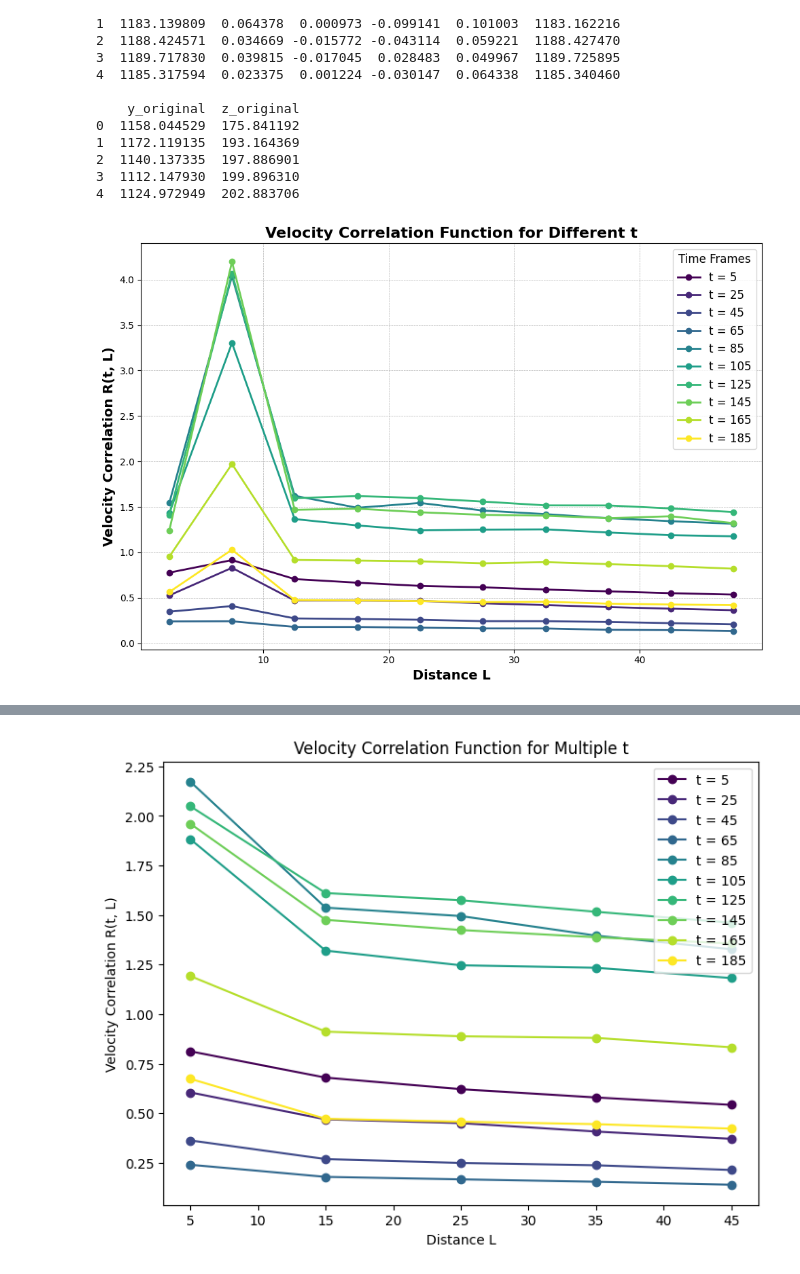
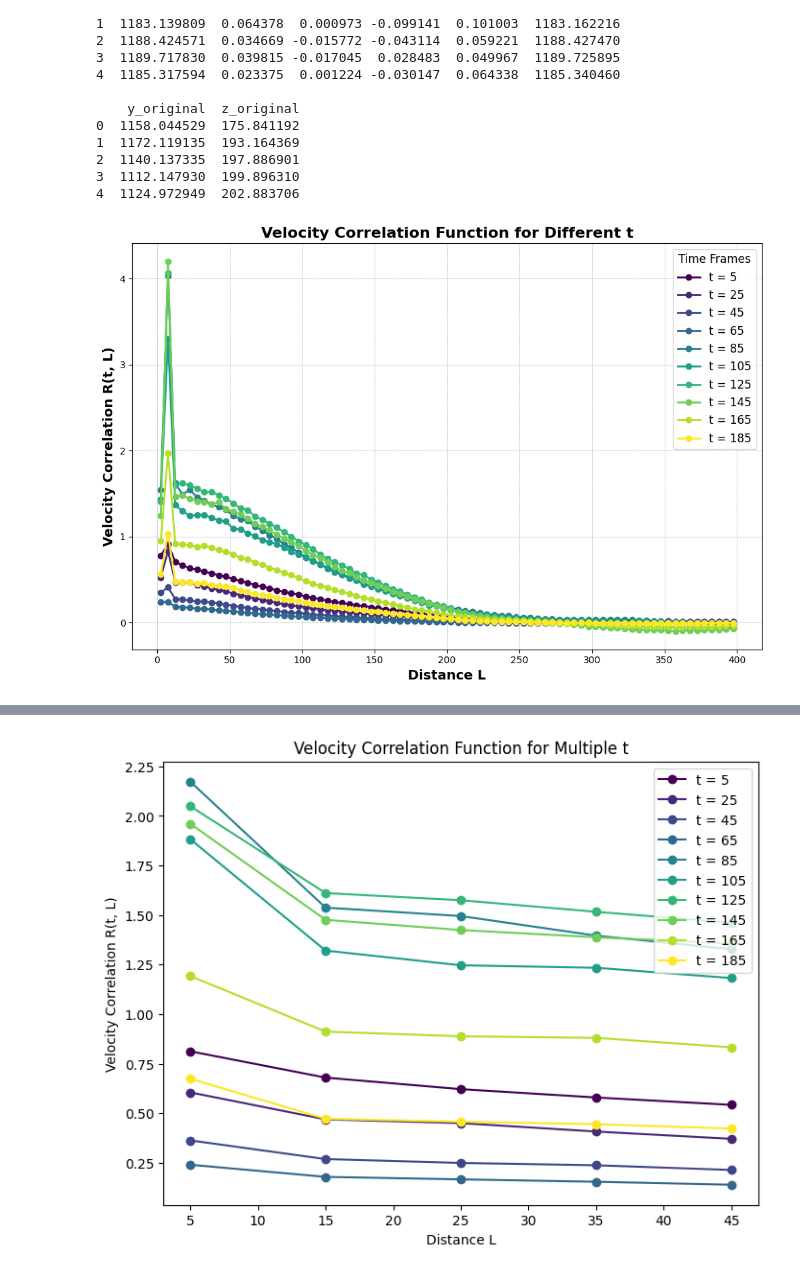
Before and after one commit to chunyang-w/particle_vtools, a Jupyter notebook: ipynb/vel_cor.ipynb, the cells around one changed output, grey strips where cells are left out. Drawn from its saved outputs; the diff is of its cells as text; code cells hidden in the pictures.

```diff
--- a/ipynb/vel_cor.ipynb
+++ b/ipynb/vel_cor.ipynb
@@ -173,9 +173,9 @@ def plot_velocity_correlations(df, t_values, bin_width=5, max_distance=50):
     plt.show()
 # %%
 t_values = range(5, 201, 20)  # For example: 5, 25, 45, ..., 185
-plot_velocity_correlations(df, t_values, bin_width=5, max_distance=50)
+plot_velocity_correlations(df, t_values, bin_width=5, max_distance=400)
 # %% [output]
-[figure, old version]
+[figure, new version]
 # %%
 t_values = range(5, 201, 20)  # For example: 5, 25, 45, ..., 185
 plot_velocity_correlations(df, t_values, bin_width=2, max_distance=50)
```
Also changed, not shown: parts of 1 cell of this notebook, 10 other files.
